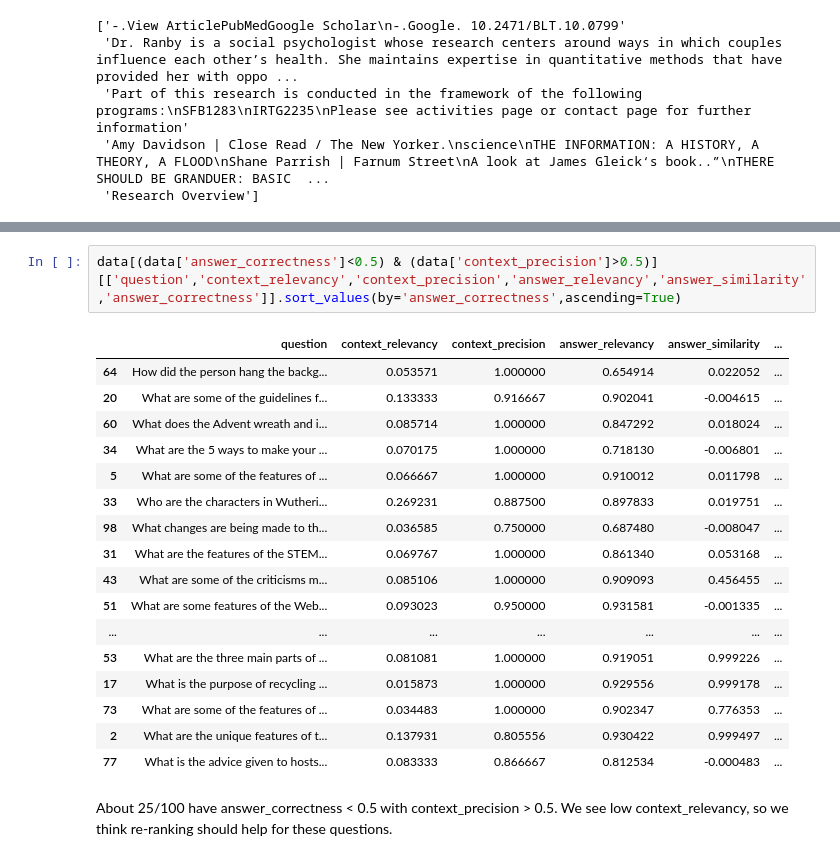
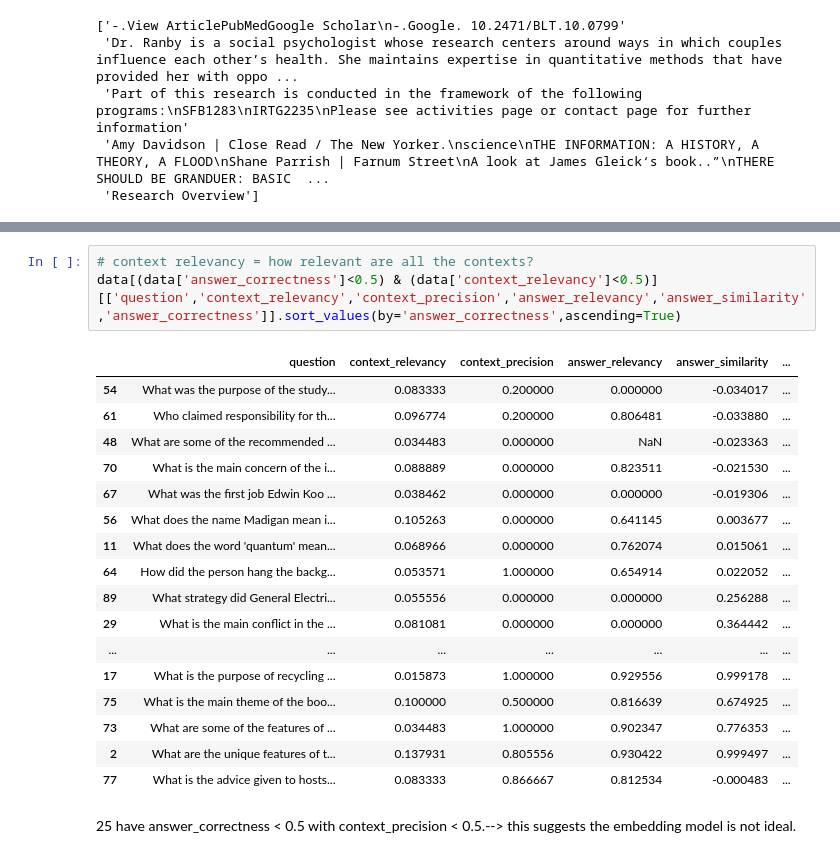
Before and after one commit to NU-MSAI-Practicum/advanced_rag_team_twain, a Jupyter notebook: eval_analysis.ipynb, the cells around one changed output, grey strips where cells are left out. Saved outputs shown, nothing was run; the diff lists cells and outputs as text.

```diff
--- a/eval_analysis.ipynb
+++ b/eval_analysis.ipynb
@@ -166,25 +164,26 @@ answer: You got the rolls of background paper from a store that sells craft supp
  'Here’s what it looks like from the driveway – – see the rolls up in their spot??\nAnd here’s what it looks like when the garage door is down – it just sits against the door:\nIt’s been up for severa ...
  'Great IDea. I’m so pinning this so I can do it later. Thanks for sharing.\nSuch a good idea! What kind of paper is it?? It seems like it would get really beaten up if it was just craft paper… ?\nLoo ...
 # %%
-data[(data['answer_correctness']<0.5) & (data['context_precision']>0.5)][['question','context_relevancy','context_precision','answer_relevancy','answer_similarity','answer_correctness']].sort_values(by='answer_correctness',ascending=True)
+# context relevancy = how relevant are all the contexts?
+data[(data['answer_correctness']<0.5) & (data['context_relevancy']<0.5)][['question','context_relevancy','context_precision','answer_relevancy','answer_similarity','answer_correctness']].sort_values(by='answer_correctness',ascending=True)
 # %% [output]
 |  | question | context_relevancy | context_precision | answer_relevancy | answer_similarity | ... |
+| 54 | What was the purpose of the study... | 0.083333 | 0.200000 | 0.000000 | -0.034017 | ... |
+| 61 | Who claimed responsibility for th... | 0.096774 | 0.200000 | 0.806481 | -0.033880 | ... |
+| 48 | What are some of the recommended ... | 0.034483 | 0.000000 | NaN | -0.023363 | ... |
+| 70 | What is the main concern of the i... | 0.088889 | 0.000000 | 0.823511 | -0.021530 | ... |
+| 67 | What was the first job Edwin Koo ... | 0.038462 | 0.000000 | 0.000000 | -0.019306 | ... |
+| 56 | What does the name Madigan mean i... | 0.105263 | 0.000000 | 0.641145 | 0.003677 | ... |
+| 11 | What does the word 'quantum' mean... | 0.068966 | 0.000000 | 0.762074 | 0.015061 | ... |
 | 64 | How did the person hang the backg... | 0.053571 | 1.000000 | 0.654914 | 0.022052 | ... |
-| 20 | What are some of the guidelines f... | 0.133333 | 0.916667 | 0.902041 | -0.004615 | ... |
-| 60 | What does the Advent wreath and i... | 0.085714 | 1.000000 | 0.847292 | 0.018024 | ... |
-| 34 | What are the 5 ways to make your ... | 0.070175 | 1.000000 | 0.718130 | -0.006801 | ... |
-| 5 | What are some of the features of ... | 0.066667 | 1.000000 | 0.910012 | 0.011798 | ... |
-| 33 | Who are the characters in Wutheri... | 0.269231 | 0.887500 | 0.897833 | 0.019751 | ... |
-| 98 | What changes are being made to th... | 0.036585 | 0.750000 | 0.687480 | -0.008047 | ... |
-| 31 | What are the features of the STEM... | 0.069767 | 1.000000 | 0.861340 | 0.053168 | ... |
-| 43 | What are some of the criticisms m... | 0.085106 | 1.000000 | 0.909093 | 0.456455 | ... |
-| 51 | What are some features of the Web... | 0.093023 | 0.950000 | 0.931581 | -0.001335 | ... |
+| 89 | What strategy did General Electri... | 0.055556 | 0.000000 | 0.000000 | 0.256288 | ... |
+| 29 | What is the main conflict in the ... | 0.081081 | 0.000000 | 0.000000 | 0.364442 | ... |
 | ... | ... | ... | ... | ... | ... | ... |
-| 53 | What are the three main parts of ... | 0.081081 | 1.000000 | 0.919051 | 0.999226 | ... |
 | 17 | What is the purpose of recycling ... | 0.015873 | 1.000000 | 0.929556 | 0.999178 | ... |
+| 75 | What is the main theme of the boo... | 0.100000 | 0.500000 | 0.816639 | 0.674925 | ... |
 | 73 | What are some of the features of ... | 0.034483 | 1.000000 | 0.902347 | 0.776353 | ... |
 | 2 | What are the unique features of t... | 0.137931 | 0.805556 | 0.930422 | 0.999497 | ... |
 | 77 | What is the advice given to hosts... | 0.083333 | 0.866667 | 0.812534 | -0.000483 | ... |
-# %% [markdown]
-About 25/100 have answer_correctness < 0.5 with context_precision > 0.5. We see low context_relevancy, so we think re-ranking should help for these questions.
+# %% [markdown]
+25 have answer_correctness < 0.5 with context_precision < 0.5.--> this suggests the embedding model is not ideal.
 # %%
```
Also changed, not shown: parts of 3 cells of this notebook.
